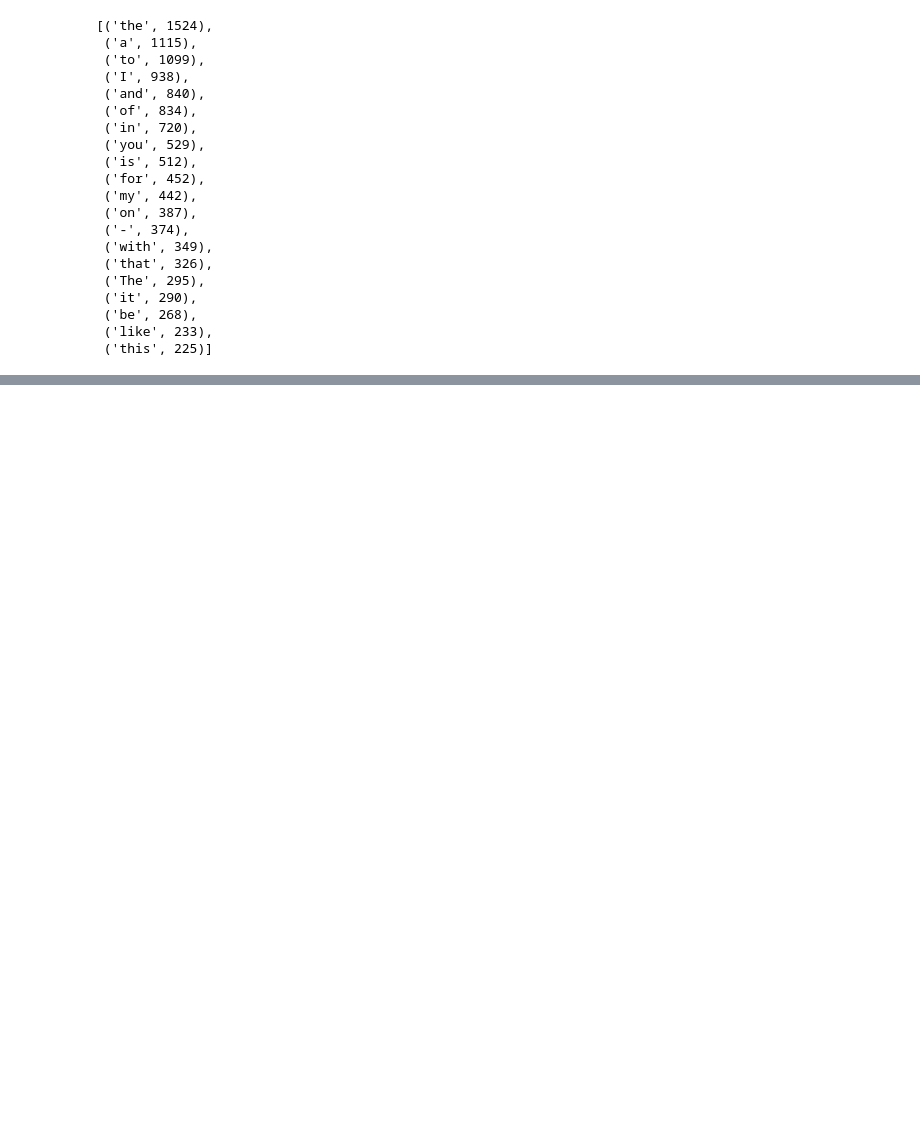
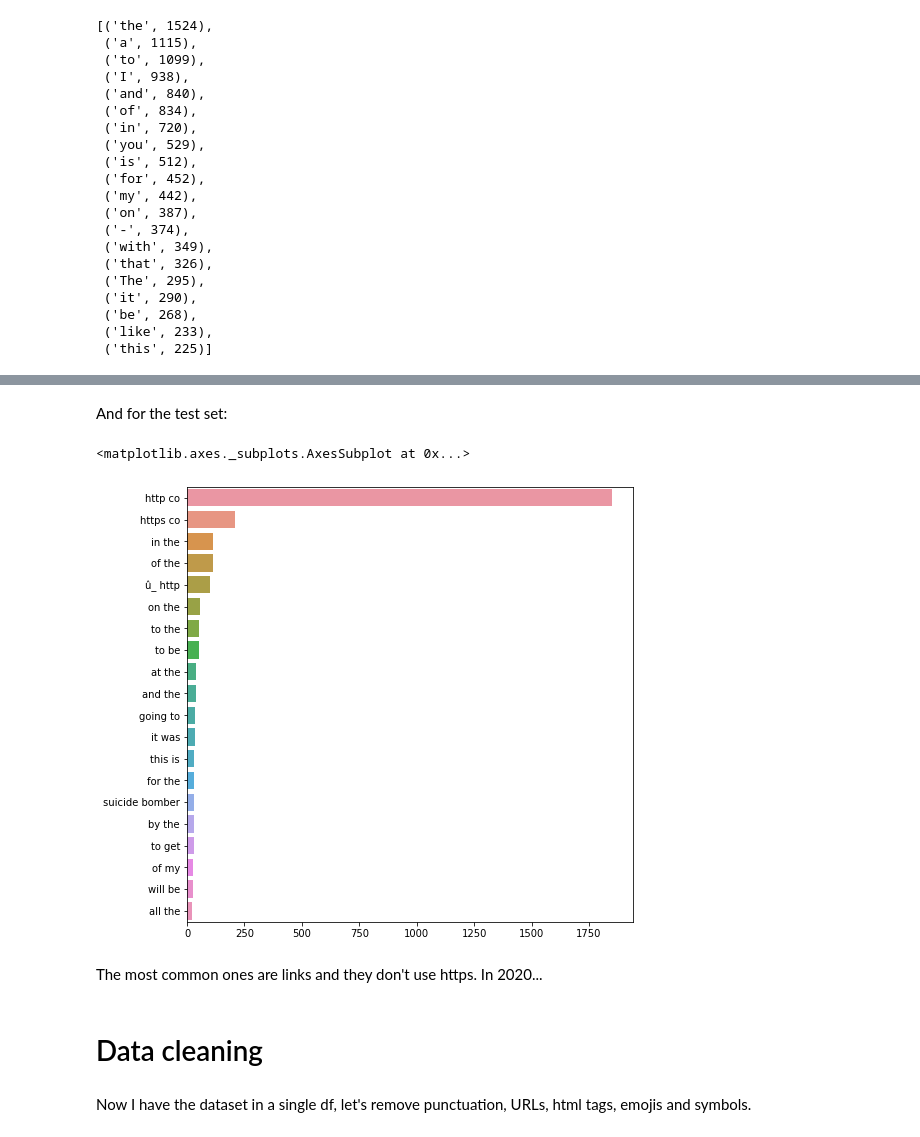
Before and after one commit to DrAlexSanz/Real-fake-tweets, a Jupyter notebook: Data_cleaning.ipynb, the cells around one changed output, grey strips where cells are left out. Cells and saved outputs as stored; diff of their text form; code cells hidden in the pictures; blank space fills up the shorter version.

```diff
--- a/Data_cleaning.ipynb
+++ b/Data_cleaning.ipynb
@@ -372,0 +415,17 @@ for word, count in common:
+# %% [markdown]
+And for the test set:
+# %%
+top_n_bigrams = get_top_ngrams(test["text"], n = 20)
+
+x, y = map(list, zip(*top_n_bigrams))
+
+plt.figure(figsize = (8,8))
+
+sns.barplot(x = y, y = x)
+# %% [output]
+<matplotlib.axes._subplots.AxesSubplot at 0x...>
+[figure, added]
+# %% [markdown]
+The most common ones are links and they don't use https. In 2020...
+# %% [markdown]
+# Data cleaning
@@ -372,0 +434,2 @@ for word, count in common:
+# %% [markdown]
+Now I have the dataset in a single df, let's remove punctuation, URLs, html tags, emojis and symbols.
```
Also changed, not shown: parts of 12 cells of this notebook.
